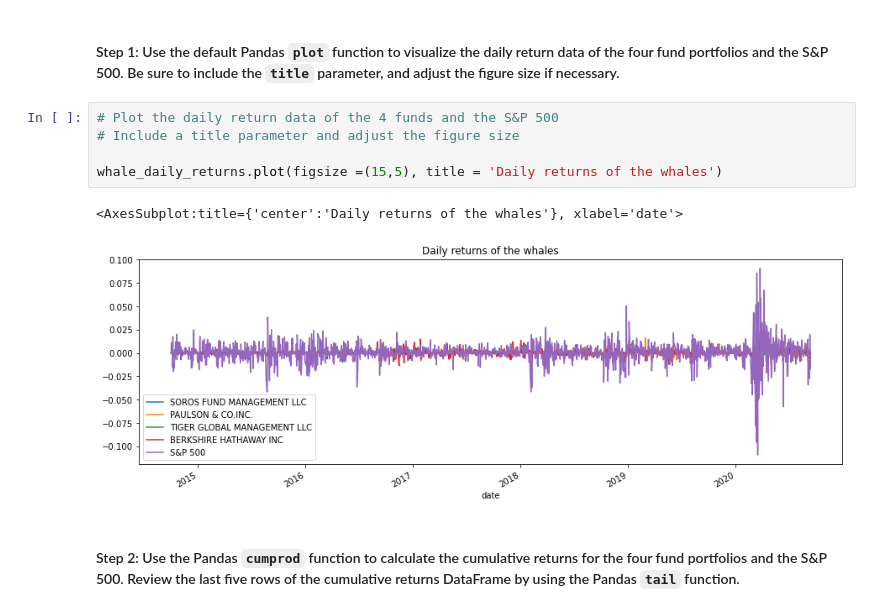
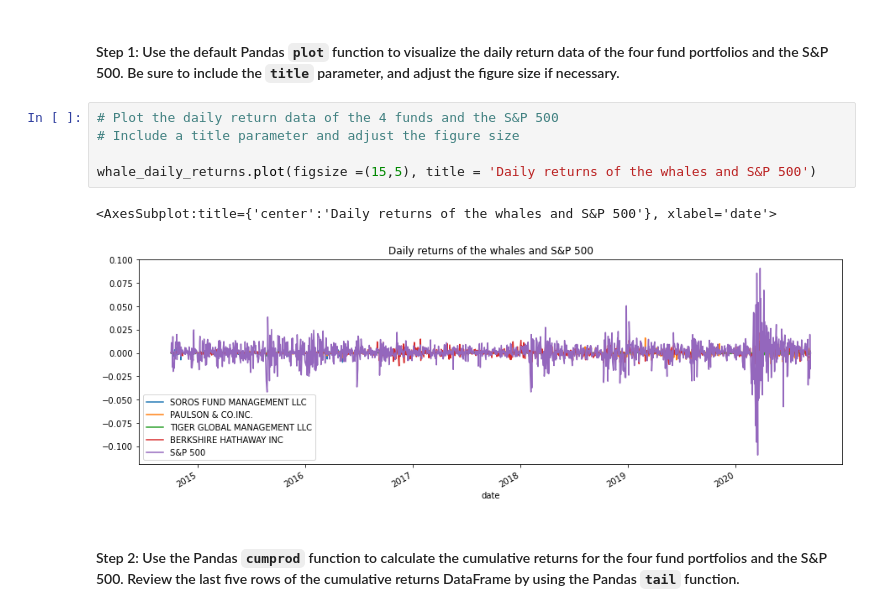
Before and after one commit to flyfishjay/challenge_week_4, a Jupyter notebook: risk_return_analysis.ipynb, the cells around one changed output. Drawn from its saved outputs; the diff is of its cells as text.

```diff
--- a/risk_return_analysis.ipynb
+++ b/risk_return_analysis.ipynb
@@ -167,11 +163,11 @@ Analyze the data to determine if any of the portfolios outperform the broader st
 # %%
 # Plot the daily return data of the 4 funds and the S&P 500
 # Include a title parameter and adjust the figure size
 
-whale_daily_returns.plot(figsize =(15,5), title = 'Daily returns of the whales')
+whale_daily_returns.plot(figsize =(15,5), title = 'Daily returns of the whales and S&P 500')
 # %% [output]
-<AxesSubplot:title={'center':'Daily returns of the whales'}, xlabel='date'>
+<AxesSubplot:title={'center':'Daily returns of the whales and S&P 500'}, xlabel='date'>
-[figure, old version]
+[figure, new version]
 # %% [markdown]
 #### Step 2: Use the Pandas `cumprod` function to calculate the cumulative returns for the four fund portfolios and the S&P 500. Review the last five rows of the cumulative returns DataFrame by using the Pandas `tail` function.
 # %%
```
Also changed, not shown: parts of 16 cells of this notebook.
